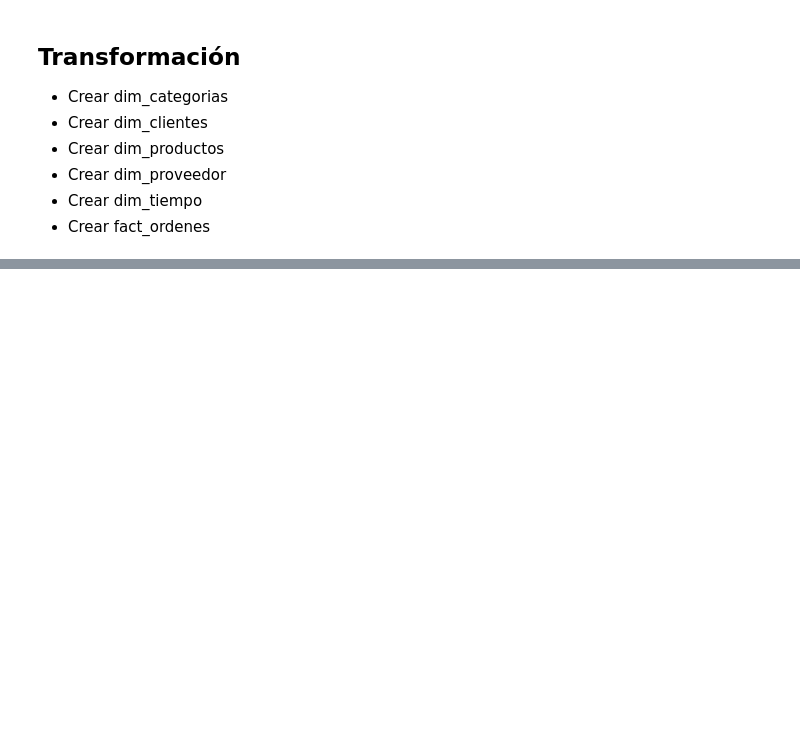
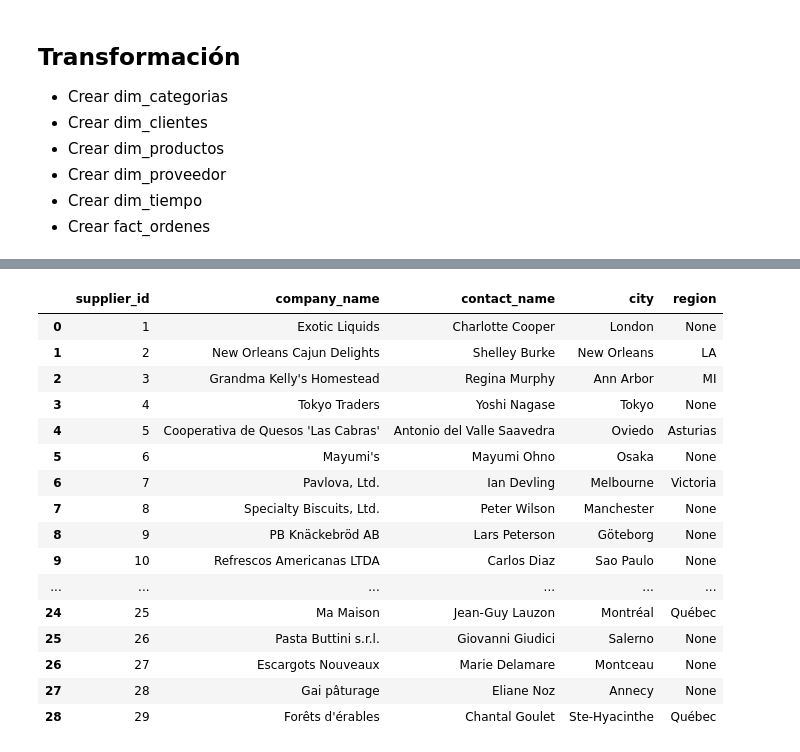
Before and after one commit to martinrestrepoc/northwind, a Jupyter notebook: orquestador_etl_northwind.ipynb, the cells around one changed output, grey strips where cells are left out. Drawn from its saved outputs; the diff is of its cells as text; code cells hidden in the pictures; blank space fills up the shorter version.

```diff
--- a/orquestador_etl_northwind.ipynb
+++ b/orquestador_etl_northwind.ipynb
@@ -159,0 +236,38 @@ memory usage: 84.3 KB
+# %%
+# Creación de la dimensión proveedores
+df_suppliers_clean = df_suppliers.copy()
+df_suppliers_clean = df_suppliers_clean[
+    ['supplier_id', 'company_name', 'contact_name', 'city', 'region']
+]
+
+'''
+df_suppliers_clean = df_suppliers_clean[
+    df_suppliers_clean['supplier_id'].notnull()
+]
+'''
+
+dim_proveedores = df_suppliers_clean.copy()
+dim_proveedores.reset_index(drop=True, inplace=True)
+dim_proveedores = dim_proveedores[
+    ['supplier_id', 'company_name', 'contact_name', 'city', 'region']
+]
+
+dim_proveedores
+# %% [output]
+|  | supplier_id | company_name | contact_name | city | region |
+| 0 | 1 | Exotic Liquids | Charlotte Cooper | London | None |
+| 1 | 2 | New Orleans Cajun Delights | Shelley Burke | New Orleans | LA |
+| 2 | 3 | Grandma Kelly's Homestead | Regina Murphy | Ann Arbor | MI |
+| 3 | 4 | Tokyo Traders | Yoshi Nagase | Tokyo | None |
+| 4 | 5 | Cooperativa de Quesos 'Las Cabras' | Antonio del Valle Saavedra | Oviedo | Asturias |
+| 5 | 6 | Mayumi's | Mayumi Ohno | Osaka | None |
+| 6 | 7 | Pavlova, Ltd. | Ian Devling | Melbourne | Victoria |
+| 7 | 8 | Specialty Biscuits, Ltd. | Peter Wilson | Manchester | None |
+| 8 | 9 | PB Knäckebröd AB | Lars Peterson | Göteborg | None |
+| 9 | 10 | Refrescos Americanas LTDA | Carlos Diaz | Sao Paulo | None |
+| ... | ... | ... | ... | ... | ... |
+| 24 | 25 | Ma Maison | Jean-Guy Lauzon | Montréal | Québec |
+| 25 | 26 | Pasta Buttini s.r.l. | Giovanni Giudici | Salerno | None |
+| 26 | 27 | Escargots Nouveaux | Marie Delamare | Montceau | None |
+| 27 | 28 | Gai pâturage | Eliane Noz | Annecy | None |
+| 28 | 29 | Forêts d'érables | Chantal Goulet | Ste-Hyacinthe | Québec |
```
Also changed, not shown: parts of 10 cells of this notebook.
